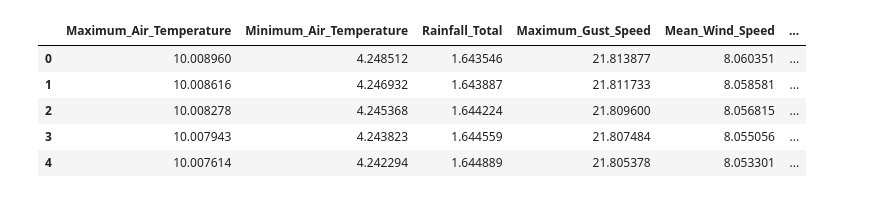
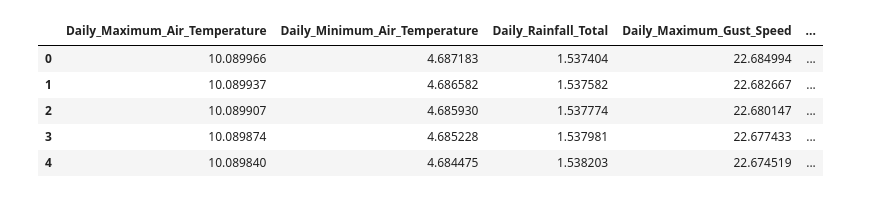
Before and after one commit to Amirbn73/Air-Pollution-Prediction-PM2.5, a Jupyter notebook: ANN_models.ipynb, the cells around one changed output. Cells and saved outputs as stored; diff of their text form; code cells hidden in the pictures.

```diff
--- a/ANN_models.ipynb
+++ b/ANN_models.ipynb
@@ -124,5 +131,5 @@ class RBFLayer(Layer):
         base_config = super(RBFLayer, self).get_config()
         return dict(list(base_config.items()) + list(config.items()))
 # %%
-df = pd.read_csv('Final data.csv')
+dfTrain = pd.read_csv('trainData.csv')
 # %%
@@ -132,11 +139,11 @@ import pandas as pd
 import numpy as np
 import matplotlib.pyplot as plt
 # %%
-ds.head()
+dfTrain.head()
 # %% [output]
-|  | Maximum_Air_Temperature | Minimum_Air_Temperature | Rainfall_Total | Maximum_Gust_Speed | Mean_Wind_Speed | ... |
-| 0 | 10.008960 | 4.248512 | 1.643546 | 21.813877 | 8.060351 | ... |
-| 1 | 10.008616 | 4.246932 | 1.643887 | 21.811733 | 8.058581 | ... |
-| 2 | 10.008278 | 4.245368 | 1.644224 | 21.809600 | 8.056815 | ... |
-| 3 | 10.007943 | 4.243823 | 1.644559 | 21.807484 | 8.055056 | ... |
-| 4 | 10.007614 | 4.242294 | 1.644889 | 21.805378 | 8.053301 | ... |
+|  | Daily_Maximum_Air_Temperature | Daily_Minimum_Air_Temperature | Daily_Rainfall_Total | Daily_Maximum_Gust_Speed | ... |
+| 0 | 10.089966 | 4.687183 | 1.537404 | 22.684994 | ... |
+| 1 | 10.089937 | 4.686582 | 1.537582 | 22.682667 | ... |
+| 2 | 10.089907 | 4.685930 | 1.537774 | 22.680147 | ... |
+| 3 | 10.089874 | 4.685228 | 1.537981 | 22.677433 | ... |
+| 4 | 10.089840 | 4.684475 | 1.538203 | 22.674519 | ... |
```
Also changed, not shown: parts of 58 cells of this notebook.
